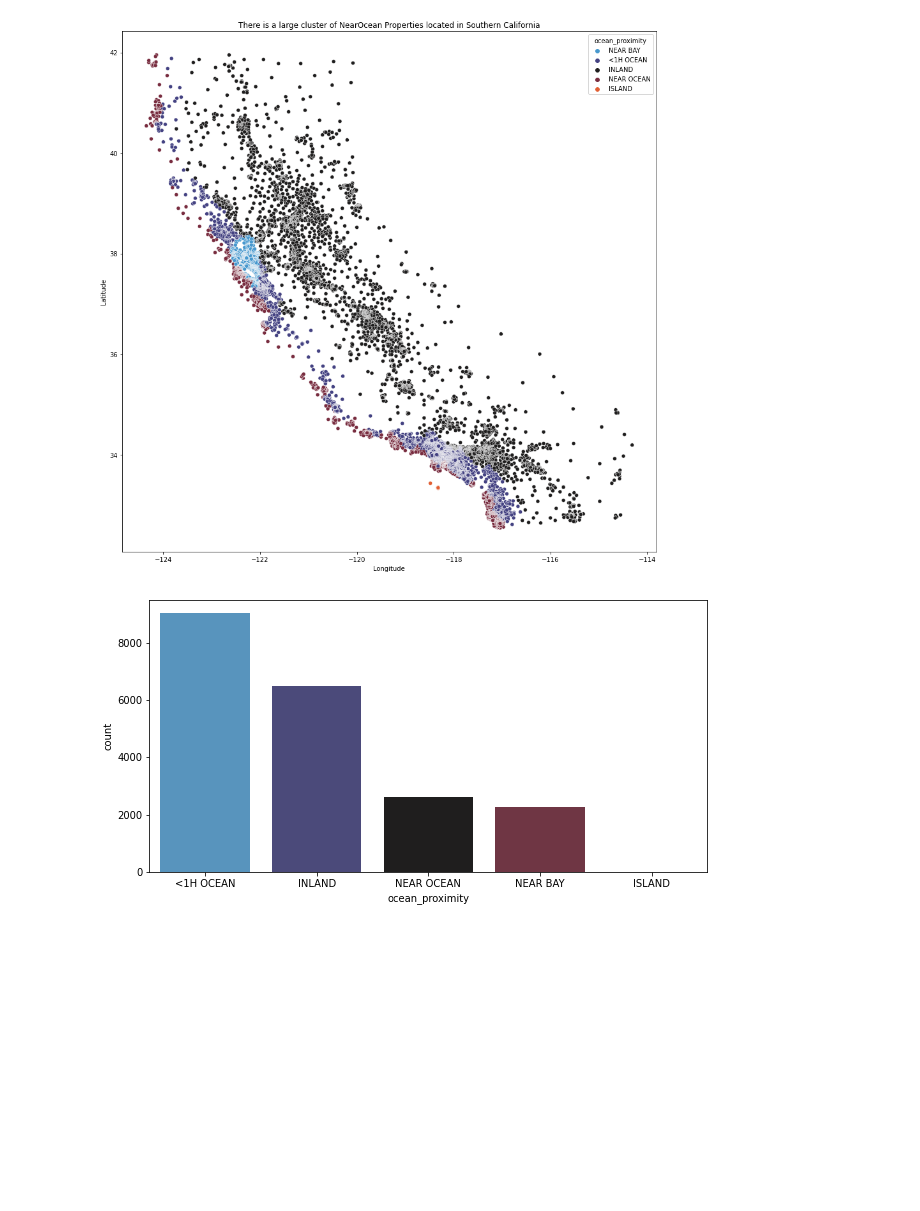
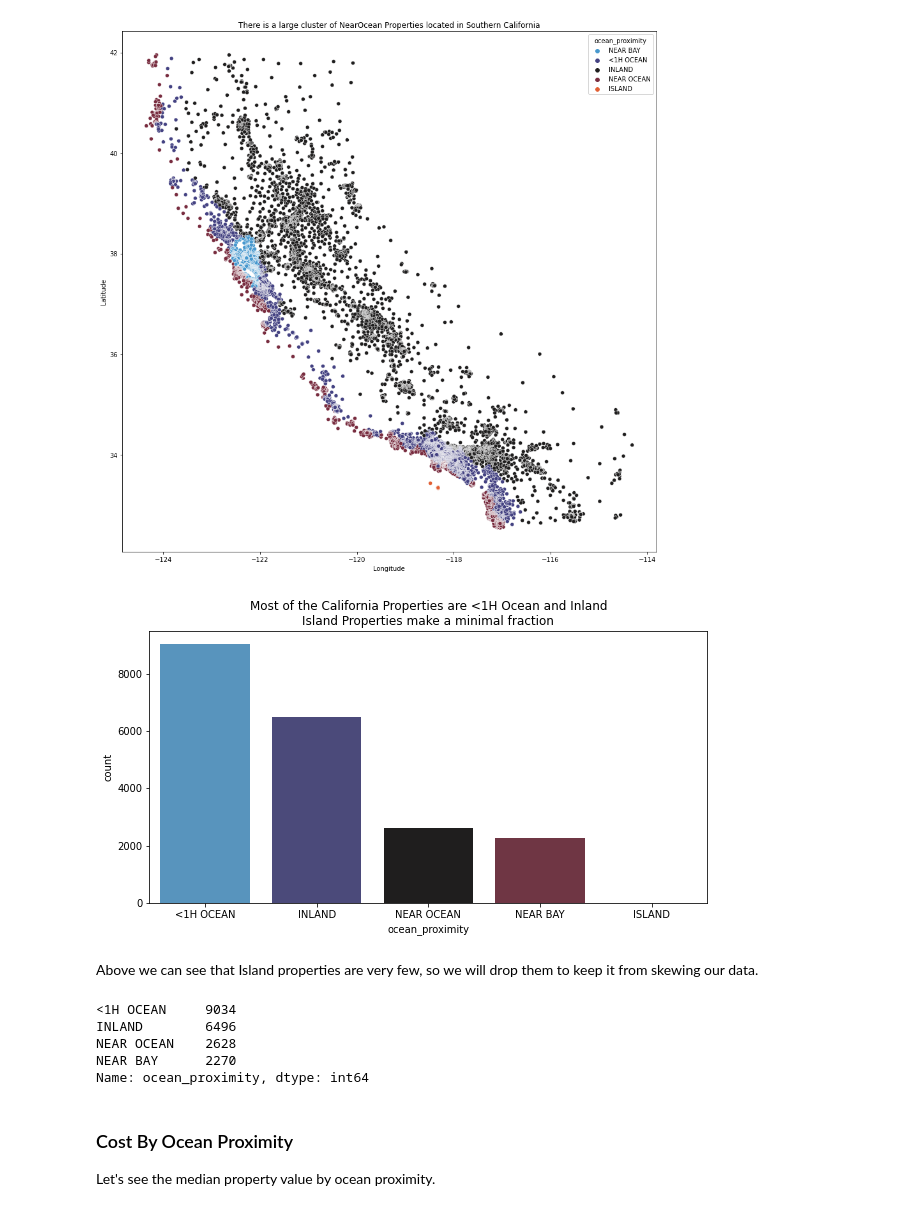
Before and after one commit to knolasco/Intro_to_ML_Course, a Jupyter notebook: Module1/California_Housing_prices.ipynb, the cells around one changed output. Drawn from its saved outputs; the diff is of its cells as text; code cells hidden in the pictures; blank space fills up the shorter version.

```diff
--- a/Module1/California_Housing_prices.ipynb
+++ b/Module1/California_Housing_prices.ipynb
@@ -115,13 +118,31 @@ plt.show()
 # %%
 # distribution of ocean proximity
 
 fig, axs = plt.subplots(1,1)
 fig.set_size_inches(10,5)
 
 g = sns.countplot(data = housing_df, x = 'ocean_proximity',
                     order = housing_df['ocean_proximity'].value_counts().index,
                     palette = 'icefire')
 
+g.set(title = 'Most of the California Properties are <1H Ocean and Inland\nIsland Properties make a minimal fraction')
 plt.show()
 # %% [output]
-[figure, old version]
+[figure, new version]
+# %% [markdown]
+Above we can see that Island properties are very few, so we will drop them to keep it from skewing our data.
+# %%
+# drop island
+housing_df = housing_df[housing_df['ocean_proximity'] != 'ISLAND']
+# check to see it dropped
+housing_df['ocean_proximity'].value_counts()
+# %% [output]
+<1H OCEAN     9034
+INLAND        6496
+NEAR OCEAN    2628
+NEAR BAY      2270
+Name: ocean_proximity, dtype: int64
+# %% [markdown]
+### Cost By Ocean Proximity
+
+Let's see the median property value by ocean proximity.
```
Also changed, not shown: parts of 18 cells of this notebook.
